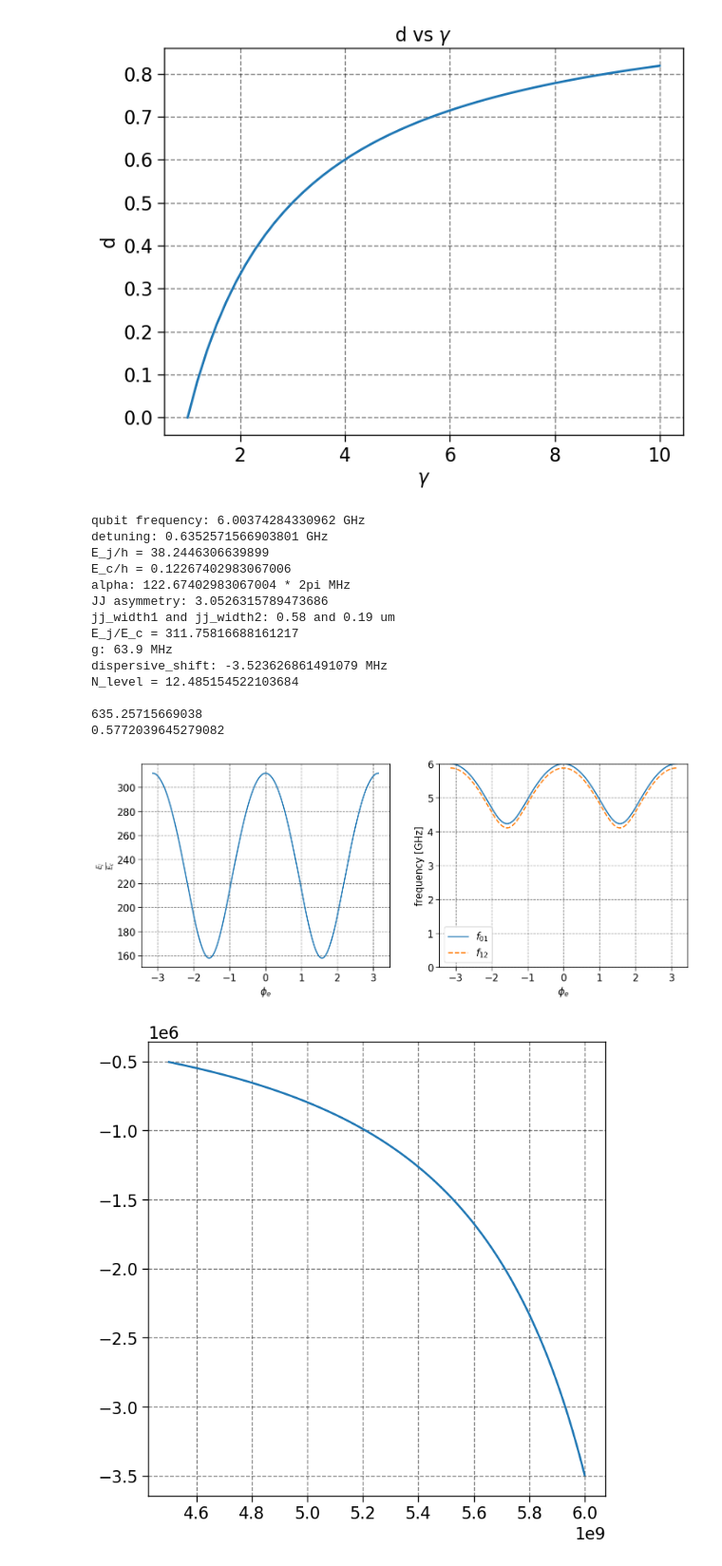
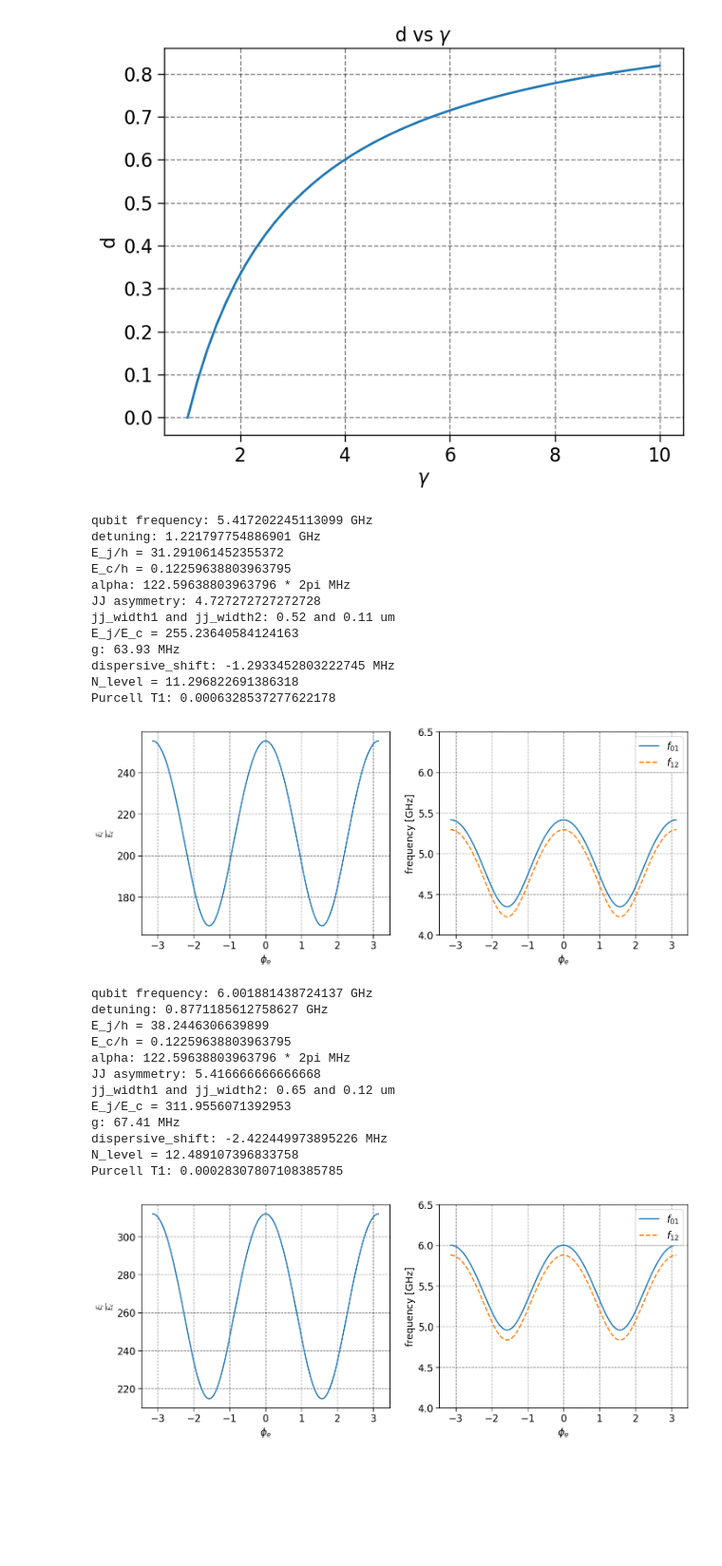
Before and after one commit to liuqiyucn/qudit_code, a Jupyter notebook: physics.ipynb, the cells around one changed output. Shown: that part at 95% size. Drawn from its saved outputs; the diff is of its cells as text; code cells hidden in the pictures; blank space fills up the shorter version.

```diff
--- a/physics.ipynb
+++ b/physics.ipynb
@@ -175,13 +175,15 @@ def calculate_params_asymmetric(qubit_f, c_g, c_q = 1.647e-13, resonator_f = 6.6
     ax[1].plot(phi_e, qubit_f_energy/h/1e9, label = r'$f_{01}$')
     ax[1].plot(phi_e, qubit_f_energy/h/1e9-E_c/h/1e9, '--', label = r'$f_{12}$')
     ax[1].legend()
-    ax[1].set_ylim(0, 6)
+    ax[1].set_ylim(4, 6.5)
     ax[1].set_xlabel(r'$\phi_e$')
     ax[0].set_xlabel(r'$\phi_e$')
     ax[0].set_ylabel(r'$\frac{E_j}{E_c}$')
     ax[1].set_ylabel('frequency [GHz]')
 
 
+    kappa = resonator_f / q_ext
+    T1_Purcell = (delta**2) / (kappa * (g**2))
     print(f'qubit frequency: {qubit_f/1e9} GHz')
     print(f'detuning: {delta/1e9} GHz')
     print(f'E_j/h = {Ej_new/h/1e9}')
@@ -193,34 +195,48 @@ def calculate_params_asymmetric(qubit_f, c_g, c_q = 1.647e-13, resonator_f = 6.6
     print(f'g: {np.round(g/1e6,2)} MHz')
     print(f'dispersive_shift: {chi/1e6} MHz')
     print(f'N_level = {2*Ej_new/(np.sqrt(8*Ej_new*E_c))}')
+    print(f'Purcell T1: {T1_Purcell}')
 
-    kappa = resonator_f / q_ext
-    print()
-    print(delta/1e6)
-    print(kappa/1e6)
+    # kappa = resonator_f / q_ext
+    # print()
+    # print(delta/1e6)
+    # print(kappa/1e6)
 
-    frequency = np.linspace(4.5, 6, 500) * 1e9
-    delta = resonator_f - frequency
-    chi = dispersive_shift(g, delta, alpha) # Hz
-    plt.figure(figsize=(8,8))
-    plt.plot(frequency, chi)
-    plt.show()
+    # frequency = np.linspace(4.5, 6, 500) * 1e9
+    # delta = resonator_f - frequency
+    # chi = dispersive_shift(g, delta, alpha) # Hz
+    # plt.figure(figsize=(8,8))
+    # plt.plot(frequency, chi)
+    # plt.show()
+# %%
+calculate_params_asymmetric(qubit_f=5.4e9, c_g=5.421e-15, c_q = 1.58e-13, ratio = 0.83, resonator_f=6.639e9)
+# %% [output]
+qubit frequency: 5.417202245113099 GHz
+detuning: 1.221797754886901 GHz
+E_j/h = 31.291061452355372
+E_c/h = 0.12259638803963795
+alpha: 122.59638803963796 * 2pi MHz
+JJ asymmetry: 4.727272727272728
+jj_width1 and jj_width2: 0.52 and 0.11 um
+E_j/E_c = 255.23640584124163
+g: 63.93 MHz
+dispersive_shift: -1.2933452803222745 MHz
+N_level = 11.296822691386318
+Purcell T1: 0.0006328537277622178
+[figure, added]
 # %%
-calculate_params_asymmetric(qubit_f=6e9, c_g=5.417e-15, c_q = 1.579e-13, ratio = 0.75)
+calculate_params_asymmetric(qubit_f=6e9, c_g=5.421e-15, c_q = 1.58e-13, ratio = 0.85, resonator_f=6.879e9)
 # %% [output]
-qubit frequency: 6.00374284330962 GHz
-detuning: 0.6352571566903801 GHz
+qubit frequency: 6.001881438724137 GHz
+detuning: 0.8771185612758627 GHz
 E_j/h = 38.2446306639899
-E_c/h = 0.12267402983067006
-alpha: 122.67402983067004 * 2pi MHz
-JJ asymmetry: 3.0526315789473686
-jj_width1 and jj_width2: 0.58 and 0.19 um
-E_j/E_c = 311.75816688161217
-g: 63.9 MHz
-dispersive_shift: -3.523626861491079 MHz
-N_level = 12.485154522103684
-
-635.25715669038
-0.5772039645279082
+E_c/h = 0.12259638803963795
+alpha: 122.59638803963796 * 2pi MHz
+JJ asymmetry: 5.416666666666668
+jj_width1 and jj_width2: 0.65 and 0.12 um
+E_j/E_c = 311.9556071392953
+g: 67.41 MHz
+dispersive_shift: -2.422449973895226 MHz
+N_level = 12.489107396833758
+Purcell T1: 0.00028307807108385785
-[figure, old version]
+[figure, new version]
-[figure, removed]
```
Also changed, not shown: 4 other files.
